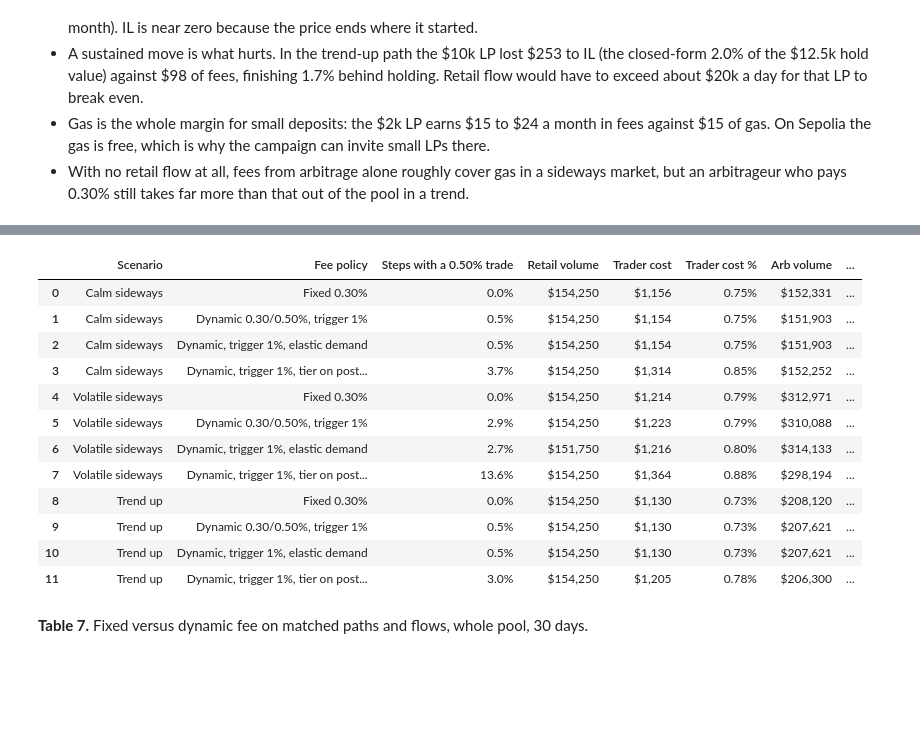
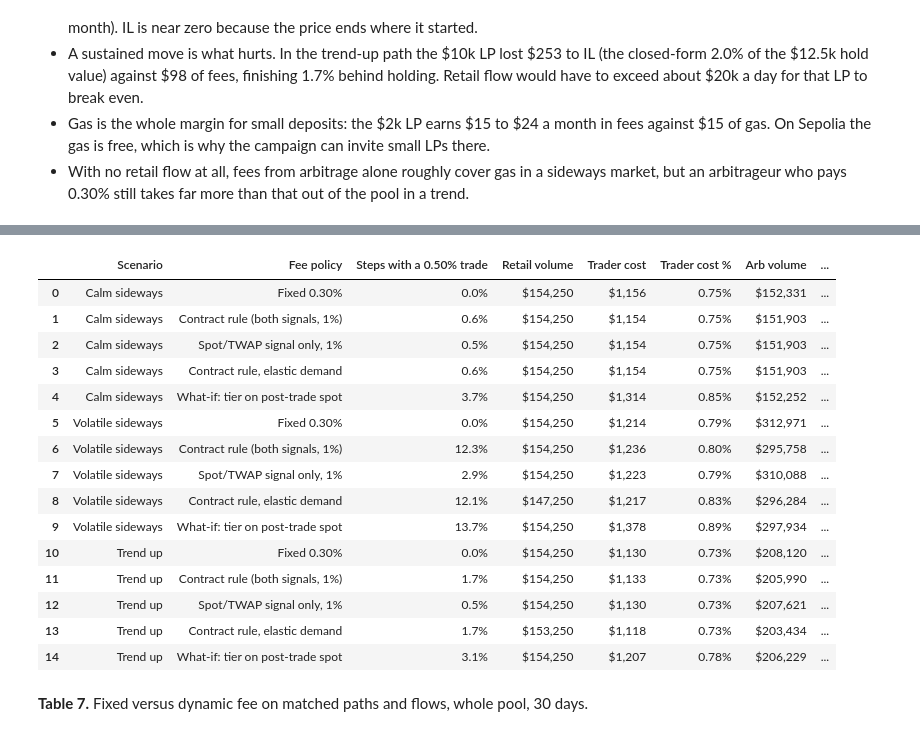
Before and after one commit to SunChuyun/Automated-Market-Maker, a Jupyter notebook: docs/analysis/financial_analysis.ipynb, the cells around one changed output, grey strips where cells are left out. Saved outputs shown, nothing was run; the diff lists cells and outputs as text; code cells hidden in the pictures; blank space fills up the shorter version.

```diff
--- a/docs/analysis/financial_analysis.ipynb
+++ b/docs/analysis/financial_analysis.ipynb
@@ -627,36 +639,41 @@ counterparty is the arbitrageur, so the LP's fee income is exactly the fee paid
 # %%
 def policy_table(names, policies, retail=RETAIL_PER_DAY):
     rows = []
     for name in names:
         for label, kw in policies.items():
             s = summary(run(name, retail_volume_per_day=retail, **kw))
             rows.append({"Scenario": name.split(" (")[0], "Fee policy": label, "Steps with a 0.50% trade": f"{s['high_share']:.1%}",
                          "Retail volume": f"${s['retail_volume']:,.0f}", "Trader cost": f"${s['retail_cost']:,.0f}",
                          "Trader cost %": f"{s['retail_cost'] / max(s['retail_volume'], 1):.2%}",
                          "Arb volume": f"${s['arb_volume']:,.0f}", "LP fees": f"${s['lp_fees']:,.0f}",
                          "LP P&L vs hold": f"${s['pnl_vs_hold']:+,.0f}", "Protocol revenue": f"${s['protocol_revenue']:,.0f}",
                          "_pnl": s["pnl_vs_hold"], "_rev": s["protocol_revenue"]})
     return pd.DataFrame(rows)
 
-POLICIES = {"Fixed 0.30%": dict(), "Dynamic 0.30/0.50%, trigger 1%": dict(dynamic_fee=True, trigger=0.01),
-            "Dynamic, trigger 1%, elastic demand": dict(dynamic_fee=True, trigger=0.01, demand_drop_at_high_fee=0.5),
-            "Dynamic, trigger 1%, tier on post-trade spot": dict(dynamic_fee=True, trigger=0.01, tier_on_post_trade=True)}
+POLICIES = {"Fixed 0.30%": dict(),
+            "Contract rule (both signals, 1%)": dict(dynamic_fee=True, trigger=0.01, chainlink_trigger=0.01),
+            "Spot/TWAP signal only, 1%": dict(dynamic_fee=True, trigger=0.01, chainlink_trigger=None),
+            "Contract rule, elastic demand": dict(dynamic_fee=True, trigger=0.01, chainlink_trigger=0.01, demand_drop_at_high_fee=0.5),
+            "What-if: tier on post-trade spot": dict(dynamic_fee=True, trigger=0.01, chainlink_trigger=0.01, tier_on_post_trade=True)}
 pol = policy_table(SCENARIOS, POLICIES)
 pol.drop(columns=["_pnl", "_rev"])
 # %% [output]
 |  | Scenario | Fee policy | Steps with a 0.50% trade | Retail volume | Trader cost | Trader cost % | Arb volume | ... |
 | 0 | Calm sideways | Fixed 0.30% | 0.0% | $154,250 | $1,156 | 0.75% | $152,331 | ... |
-| 1 | Calm sideways | Dynamic 0.30/0.50%, trigger 1% | 0.5% | $154,250 | $1,154 | 0.75% | $151,903 | ... |
-| 2 | Calm sideways | Dynamic, trigger 1%, elastic demand | 0.5% | $154,250 | $1,154 | 0.75% | $151,903 | ... |
-| 3 | Calm sideways | Dynamic, trigger 1%, tier on post... | 3.7% | $154,250 | $1,314 | 0.85% | $152,252 | ... |
-| 4 | Volatile sideways | Fixed 0.30% | 0.0% | $154,250 | $1,214 | 0.79% | $312,971 | ... |
-| 5 | Volatile sideways | Dynamic 0.30/0.50%, trigger 1% | 2.9% | $154,250 | $1,223 | 0.79% | $310,088 | ... |
-| 6 | Volatile sideways | Dynamic, trigger 1%, elastic demand | 2.7% | $151,750 | $1,216 | 0.80% | $314,133 | ... |
-| 7 | Volatile sideways | Dynamic, trigger 1%, tier on post... | 13.6% | $154,250 | $1,364 | 0.88% | $298,194 | ... |
-| 8 | Trend up | Fixed 0.30% | 0.0% | $154,250 | $1,130 | 0.73% | $208,120 | ... |
-| 9 | Trend up | Dynamic 0.30/0.50%, trigger 1% | 0.5% | $154,250 | $1,130 | 0.73% | $207,621 | ... |
-| 10 | Trend up | Dynamic, trigger 1%, elastic demand | 0.5% | $154,250 | $1,130 | 0.73% | $207,621 | ... |
-| 11 | Trend up | Dynamic, trigger 1%, tier on post... | 3.0% | $154,250 | $1,205 | 0.78% | $206,300 | ... |
+| 1 | Calm sideways | Contract rule (both signals, 1%) | 0.6% | $154,250 | $1,154 | 0.75% | $151,903 | ... |
+| 2 | Calm sideways | Spot/TWAP signal only, 1% | 0.5% | $154,250 | $1,154 | 0.75% | $151,903 | ... |
+| 3 | Calm sideways | Contract rule, elastic demand | 0.6% | $154,250 | $1,154 | 0.75% | $151,903 | ... |
+| 4 | Calm sideways | What-if: tier on post-trade spot | 3.7% | $154,250 | $1,314 | 0.85% | $152,252 | ... |
+| 5 | Volatile sideways | Fixed 0.30% | 0.0% | $154,250 | $1,214 | 0.79% | $312,971 | ... |
+| 6 | Volatile sideways | Contract rule (both signals, 1%) | 12.3% | $154,250 | $1,236 | 0.80% | $295,758 | ... |
+| 7 | Volatile sideways | Spot/TWAP signal only, 1% | 2.9% | $154,250 | $1,223 | 0.79% | $310,088 | ... |
+| 8 | Volatile sideways | Contract rule, elastic demand | 12.1% | $147,250 | $1,217 | 0.83% | $296,284 | ... |
+| 9 | Volatile sideways | What-if: tier on post-trade spot | 13.7% | $154,250 | $1,378 | 0.89% | $297,934 | ... |
+| 10 | Trend up | Fixed 0.30% | 0.0% | $154,250 | $1,130 | 0.73% | $208,120 | ... |
+| 11 | Trend up | Contract rule (both signals, 1%) | 1.7% | $154,250 | $1,133 | 0.73% | $205,990 | ... |
+| 12 | Trend up | Spot/TWAP signal only, 1% | 0.5% | $154,250 | $1,130 | 0.73% | $207,621 | ... |
+| 13 | Trend up | Contract rule, elastic demand | 1.7% | $153,250 | $1,118 | 0.73% | $203,434 | ... |
+| 14 | Trend up | What-if: tier on post-trade spot | 3.1% | $154,250 | $1,207 | 0.78% | $206,229 | ... |
 # %% [markdown]
 **Table 7.** Fixed versus dynamic fee on matched paths and flows, whole pool, 30 days.
 # %%
```
Also changed, not shown: parts of 16 cells of this notebook, 2 other files.
